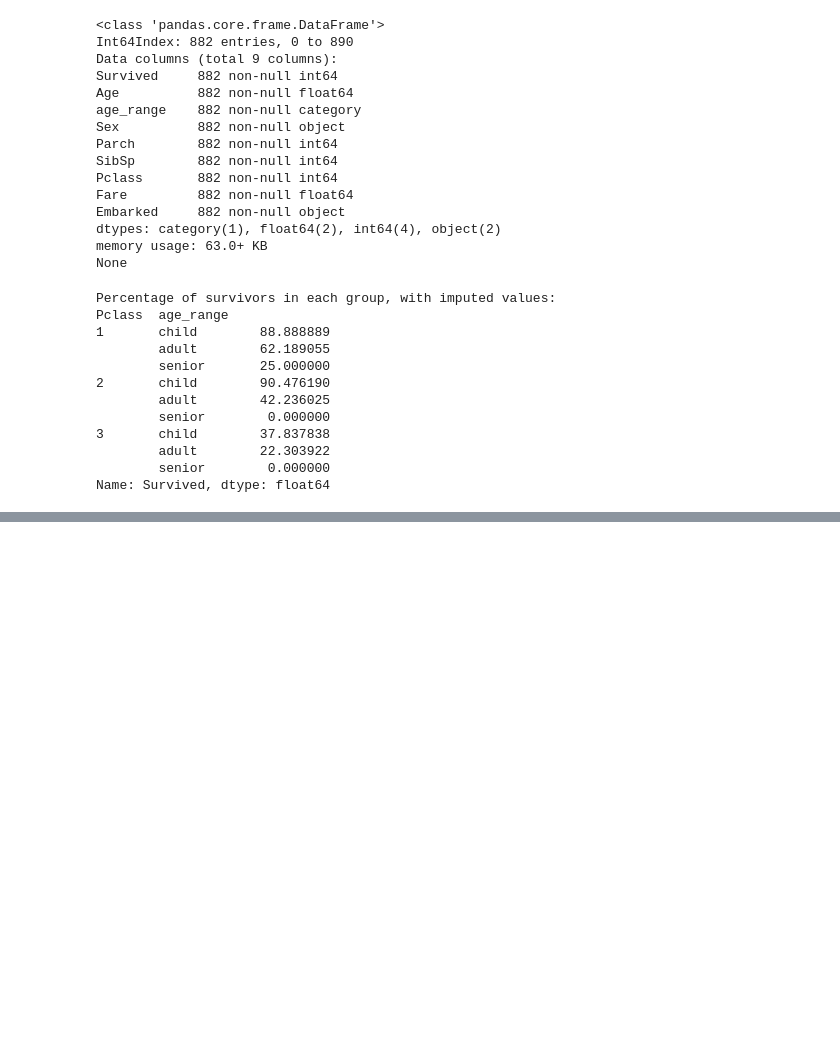
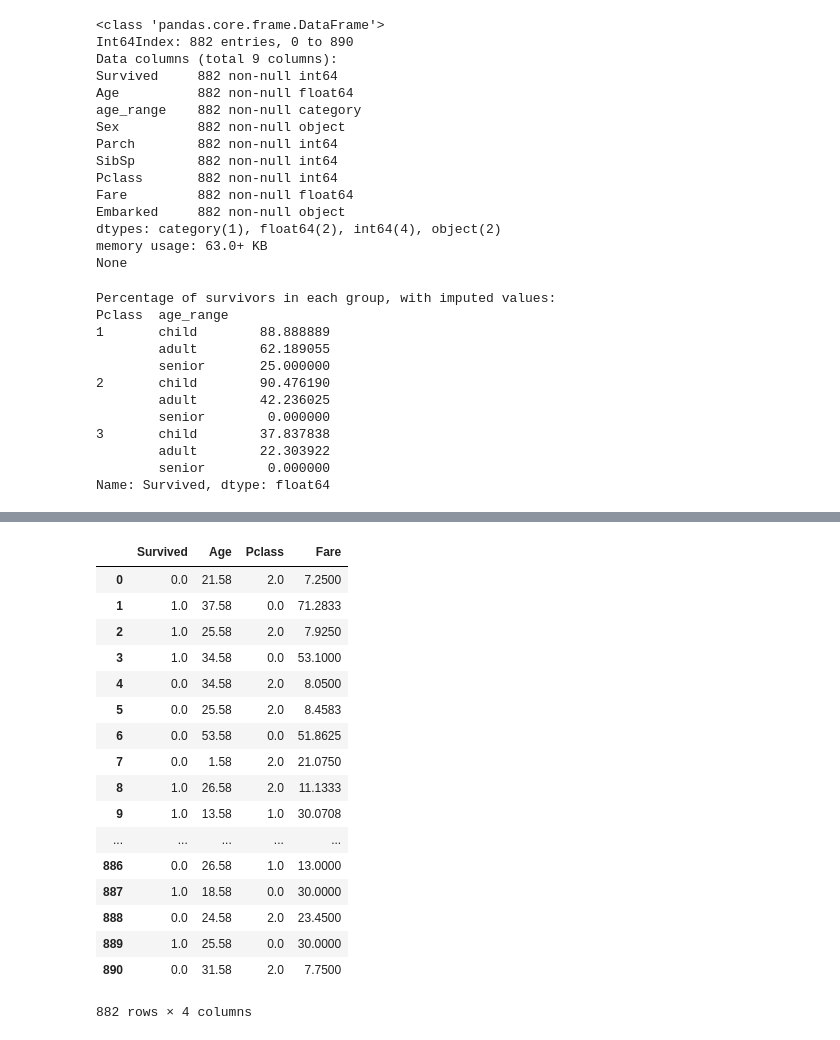
Before and after one commit to davestroud/DataMiningNotebooks, a Jupyter notebook: DataVisualization.ipynb, the cells around one changed output, grey strips where cells are left out. Drawn from its saved outputs; the diff is of its cells as text; code cells hidden in the pictures; blank space fills up the shorter version.

Commit message:
build formula to normalize data

```diff
--- a/DataVisualization.ipynb
+++ b/DataVisualization.ipynb
@@ -233,3 +233,8 @@ Pclass  age_range
         adult        22.303922
         senior        0.000000
 Name: Survived, dtype: float64
+# %%
+df_sub = df_imputed[['Survived', 'Age', 'Pclass', 'Fare']]
+df_normalized = (df_sub - df_sub.min()) / (df_sub.max() - df_sub.min())
+
+print (df_normalized.describe())
@@ -235,0 +251,21 @@ Name: Survived, dtype: float64
+# %%
+df_sub - df_sub.min()
+# %% [output]
+|  | Survived | Age | Pclass | Fare |
+| 0 | 0.0 | 21.58 | 2.0 | 7.2500 |
+| 1 | 1.0 | 37.58 | 0.0 | 71.2833 |
+| 2 | 1.0 | 25.58 | 2.0 | 7.9250 |
+| 3 | 1.0 | 34.58 | 0.0 | 53.1000 |
+| 4 | 0.0 | 34.58 | 2.0 | 8.0500 |
+| 5 | 0.0 | 25.58 | 2.0 | 8.4583 |
+| 6 | 0.0 | 53.58 | 0.0 | 51.8625 |
+| 7 | 0.0 | 1.58 | 2.0 | 21.0750 |
+| 8 | 1.0 | 26.58 | 2.0 | 11.1333 |
+| 9 | 1.0 | 13.58 | 1.0 | 30.0708 |
+| ... | ... | ... | ... | ... |
+| 886 | 0.0 | 26.58 | 1.0 | 13.0000 |
+| 887 | 1.0 | 18.58 | 0.0 | 30.0000 |
+| 888 | 0.0 | 24.58 | 2.0 | 23.4500 |
+| 889 | 1.0 | 25.58 | 0.0 | 30.0000 |
+| 890 | 0.0 | 31.58 | 2.0 | 7.7500 |
+882 rows × 4 columns
```
Also changed, not shown: parts of 1 cell of this notebook.
